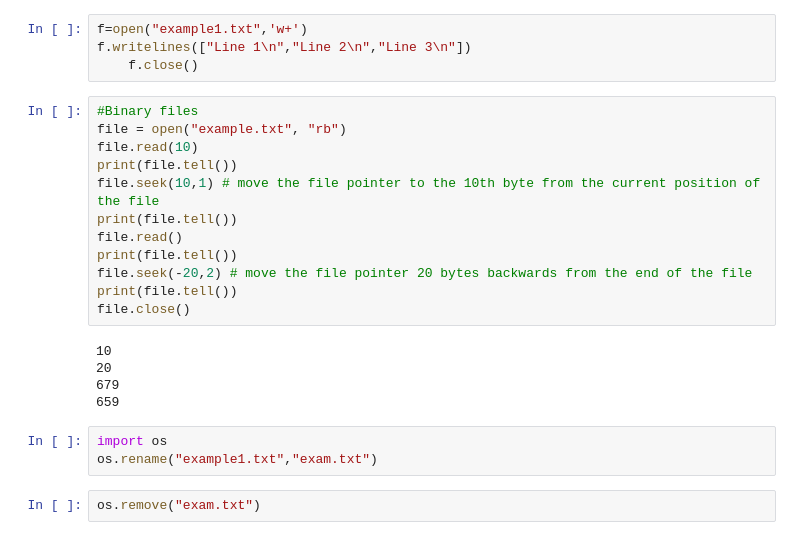
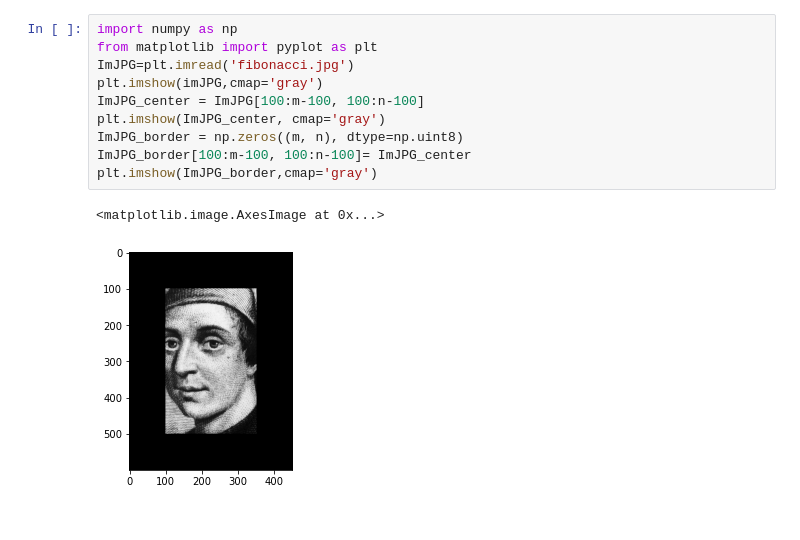
Before and after one commit to ydjemmada/MCT-Course-Materials, a Jupyter notebook: Untitled.ipynb, the cells around one changed output. Cells and saved outputs as stored; diff of their text form.

```diff
--- a/Untitled.ipynb
+++ b/Untitled.ipynb
@@ -62,26 +1,13 @@ Abstract: The r-Stirling numbers of the first and second kind count restricted p
-# %%
-f=open("example1.txt",'w+')
-f.writelines(["Line 1\n","Line 2\n","Line 3\n"])
-    f.close()
-# %%
-#Binary files
-file = open("example.txt", "rb")
-file.read(10)
-print(file.tell())
-file.seek(10,1) # move the file pointer to the 10th byte from the current position of the file
-print(file.tell())
-file.read()
-print(file.tell())
-file.seek(-20,2) # move the file pointer 20 bytes backwards from the end of the file
-print(file.tell())
-file.close()
-# %% [output]
-10
-20
-679
-659
-# %%
-import os
-os.rename("example1.txt","exam.txt")
-# %%
-os.remove("exam.txt")
+# %%
+import numpy as np
+from matplotlib import pyplot as plt
+ImJPG=plt.imread('fibonacci.jpg')
+plt.imshow(imJPG,cmap='gray')
+ImJPG_center = ImJPG[100:m-100, 100:n-100]
+plt.imshow(ImJPG_center, cmap='gray')
+ImJPG_border = np.zeros((m, n), dtype=np.uint8)
+ImJPG_border[100:m-100, 100:n-100]= ImJPG_center
+plt.imshow(ImJPG_border,cmap='gray')
+# %% [output]
+<matplotlib.image.AxesImage at 0x...>
+[figure, added]
```
Also changed, not shown: parts of 15 cells of this notebook, 3 other files.
